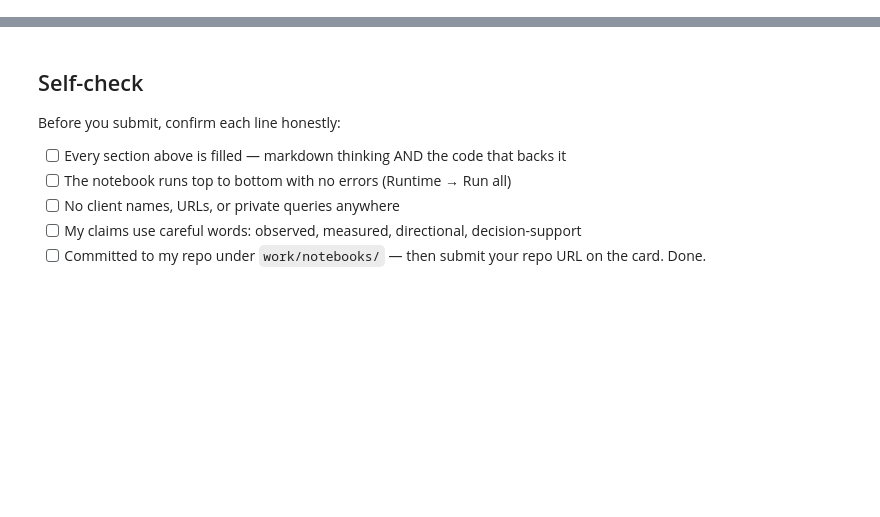
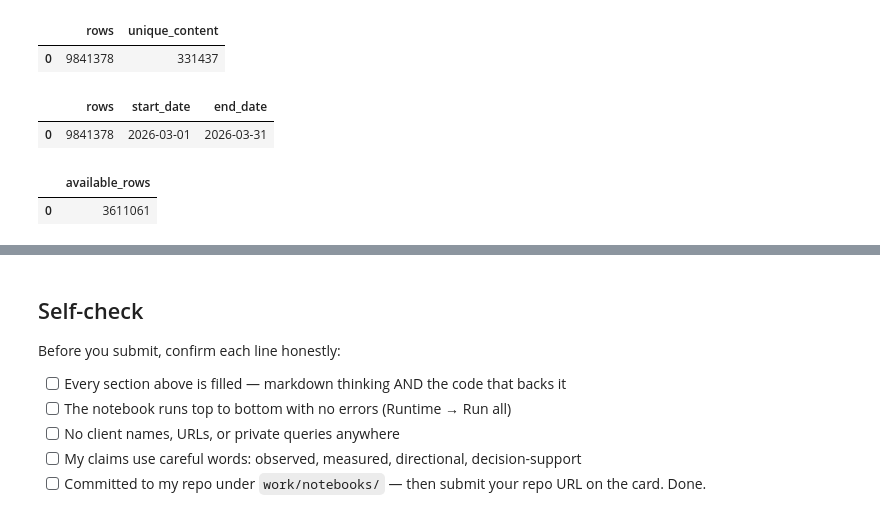
Before and after one commit to hanamonem/flyrank-ml-internship, a Jupyter notebook: work/notebooks/w03_data_contract.ipynb, the cells around one changed output, grey strips where cells are left out. Drawn from its saved outputs; the diff is of its cells as text; code cells hidden in the pictures; blank space fills up the shorter version.

```diff
--- a/work/notebooks/w03_data_contract.ipynb
+++ b/work/notebooks/w03_data_contract.ipynb
@@ -36,0 +119,37 @@ This skeleton is yours to fill. Work the sections **in order** — each one has
+# %%
+con.sql(f"""
+SELECT
+COUNT(*) AS rows,
+COUNT(DISTINCT content_hash_id) AS unique_content
+FROM read_parquet(
+'{REL}/fact_content_daily_performance/month=2026-03/*.parquet'
+)
+""").df()
+# %% [output]
+|  | rows | unique_content |
+| 0 | 9841378 | 331437 |
+# %%
+con.sql(f"""
+SELECT
+COUNT(*) AS rows,
+MIN(report_date) AS start_date,
+MAX(report_date) AS end_date
+FROM read_parquet(
+'{REL}/fact_content_daily_performance/month=2026-03/*.parquet'
+)
+""").df()
+# %% [output]
+|  | rows | start_date | end_date |
+| 0 | 9841378 | 2026-03-01 | 2026-03-31 |
+# %%
+con.sql(f"""
+SELECT
+COUNT(*) AS available_rows
+FROM read_parquet(
+'{REL}/fact_content_daily_performance/month=2026-03/*.parquet'
+)
+WHERE gsc_data_available IS TRUE
+""").df()
+# %% [output]
+|  | available_rows |
+| 0 | 3611061 |
```
Also changed, not shown: parts of 21 cells of this notebook.
